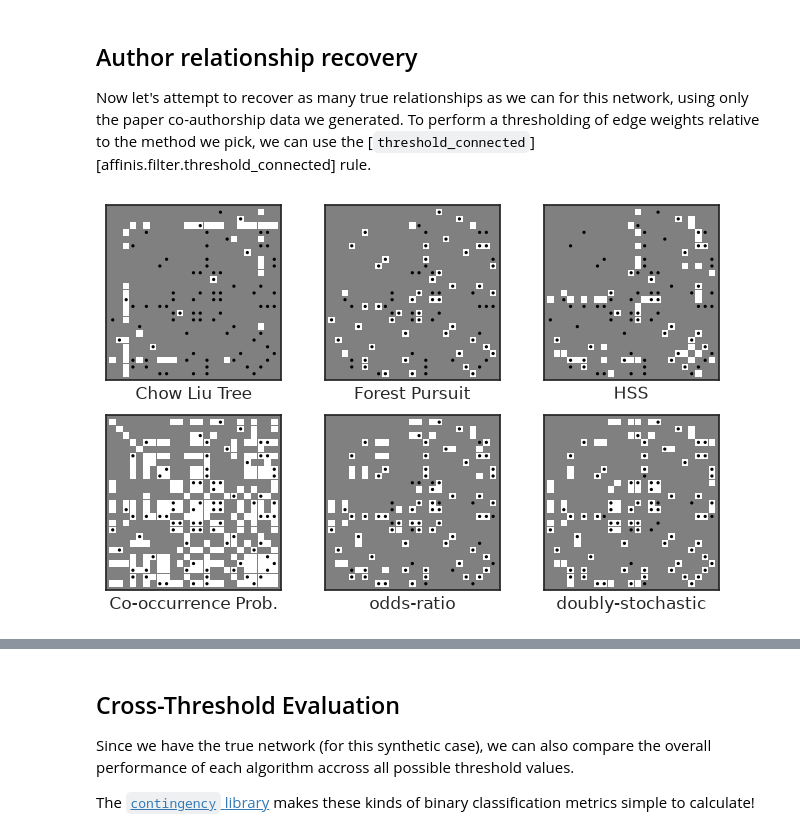
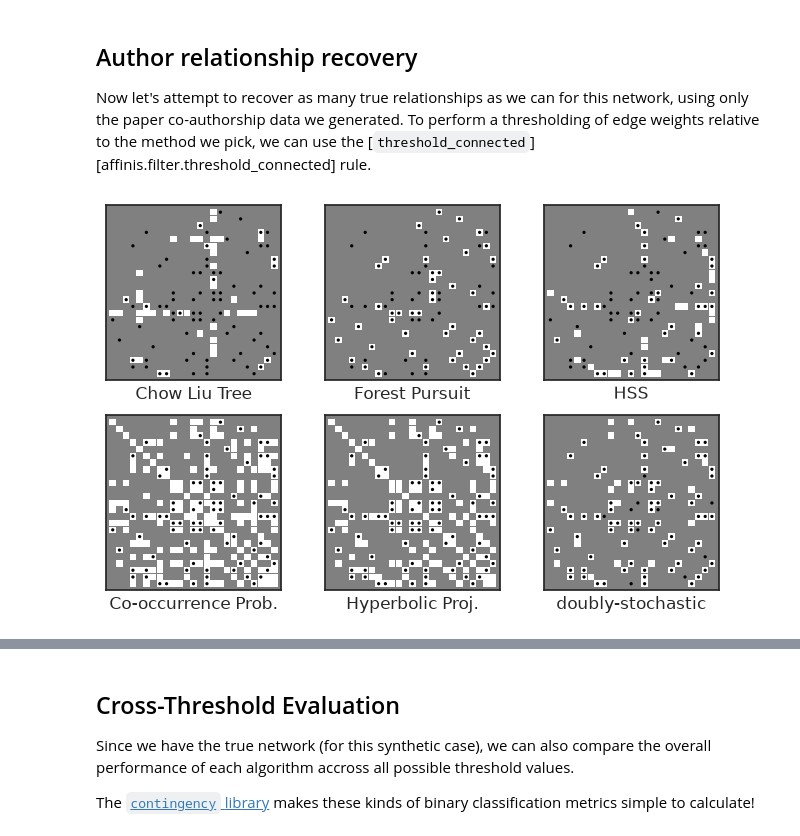
Before and after one commit to rtbs-dev/affinis, a Jupyter notebook: notebooks/case-studies/example.ipynb, the cells around one changed output, grey strips where cells are left out. Drawn from its saved outputs; the diff is of its cells as text; code cells hidden in the pictures.

```diff
--- a/notebooks/case-studies/example.ipynb
+++ b/notebooks/case-studies/example.ipynb
@@ -105,9 +105,9 @@ def sim_papers(n_weeks, L, jumps_param=0.1, rng=np.random.default_rng(2)):
 L_df = pd.DataFrame(L, columns=author_idx, index=author_idx)
 
 
-X = COO.from_numpy(np.vstack([paper for paper in sim_papers(52,L_df, 0.1)]))
+X = COO.from_numpy(np.vstack([paper for paper in sim_papers(52,L_df, 0.07)]))
 Xdf = pd.DataFrame(X.todense(), columns=author_idx)
 hinton(X)
 plt.xlabel('author')
-plt.ylabel('publication')
+plt.ylabel('publication');
 # %% [output]
@@ -121,31 +120,31 @@ To perform a thresholding of edge weights relative to the method we pick, we can
 # %%
 psct ='min-connect'
 # psct=0
 baselines = {
     'Chow Liu Tree': aff.chow_liu(X, pseudocts=psct),
     'Forest Pursuit': aff.forest_pursuit(X,pseudocts=psct),
     'HSS': aff.high_salience_skeleton(X, pseudocts=psct),
     'Co-occurrence Prob.': aff.coocur_prob(X, pseudocts=psct),
-    # 'Hyperbolic Proj.': aff.hyperbolic_project(X),
-    'odds-ratio': aff.odds_ratio(X, pseudocts=psct),
+    'Hyperbolic Proj.': aff.hyperbolic_project(X),
+    # 'odds-ratio': aff.odds_ratio(X, pseudocts=psct),
     'doubly-stochastic':aff.doubly_stochastic_filter(X, reg=0.1,pseudocts=psct),
 }
 
 f,axs = plt.subplots(nrows=2, ncols=3, figsize=(8,5))
 
 for n, (lab, Aest) in enumerate(baselines.items()):
     ax = axs.flatten()[n]
     # ax.imshow(Aest)
     hinton(threshold_connected(Aest), ax=ax)
     # hinton(Aest, ax=ax)
     hinton(-A, marker='.', ax=ax)
     ax.set_xlabel(lab)
     ax.set_xticklabels([])
     ax.set_yticklabels([])
 
 plt.savefig(imgpath/'collab-recover.webp')
 # %% [output]
-[figure, old version]
+[figure, new version]
 # %% [markdown]
 ![thresholded collaborations](img/collab-recover.webp)
 # %% [markdown]
```
Also changed, not shown: parts of 4 cells of this notebook, 6 other files.
